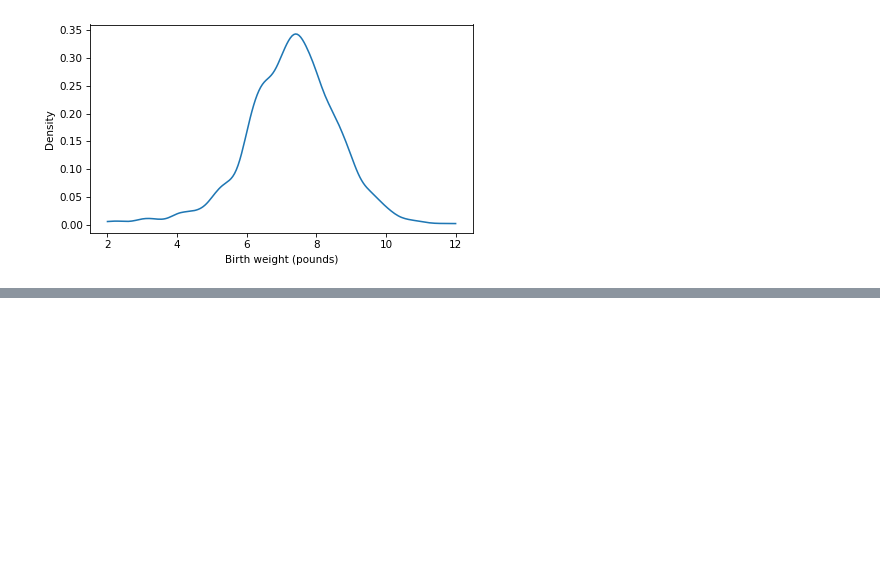
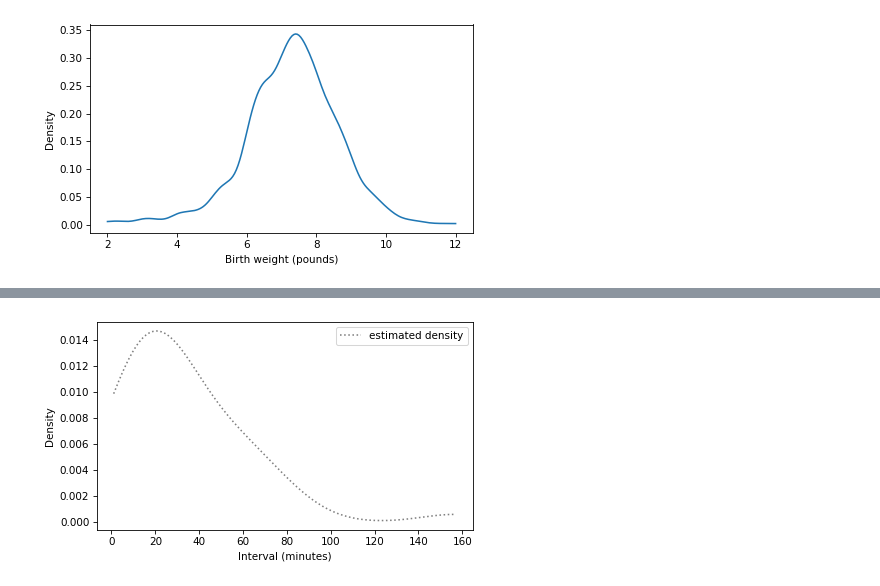
Before and after one commit to lochnes-007/EDA, a Jupyter notebook: nsfg.ipynb, the cells around one changed output, grey strips where cells are left out. Saved outputs shown, nothing was run; the diff lists cells and outputs as text; code cells hidden in the pictures; blank space fills up the shorter version.

```diff
--- a/nsfg.ipynb
+++ b/nsfg.ipynb
@@ -1452,0 +1472,2 @@ FileNotFoundError: [Errno 2] No such file or directory: 'babyboom.dat'
+# %%
+kde = gaussian_kde(pmf_diffs.qs, weights=pmf_diffs.ps)
@@ -1452,0 +1493,8 @@ FileNotFoundError: [Errno 2] No such file or directory: 'babyboom.dat'
+# %%
+from thinkstats import Pdf
+domain = np.min(pmf_diffs.qs), np.max(pmf_diffs.qs)
+kde_diffs = Pdf(kde, domain=domain, name="estimated density")
+kde_diffs.plot(ls=":", color="gray")
+decorate(xlabel="Interval (minutes)", ylabel="Density")
+# %% [output]
+[figure, added]
```
Also changed, not shown: parts of 28 cells of this notebook.
